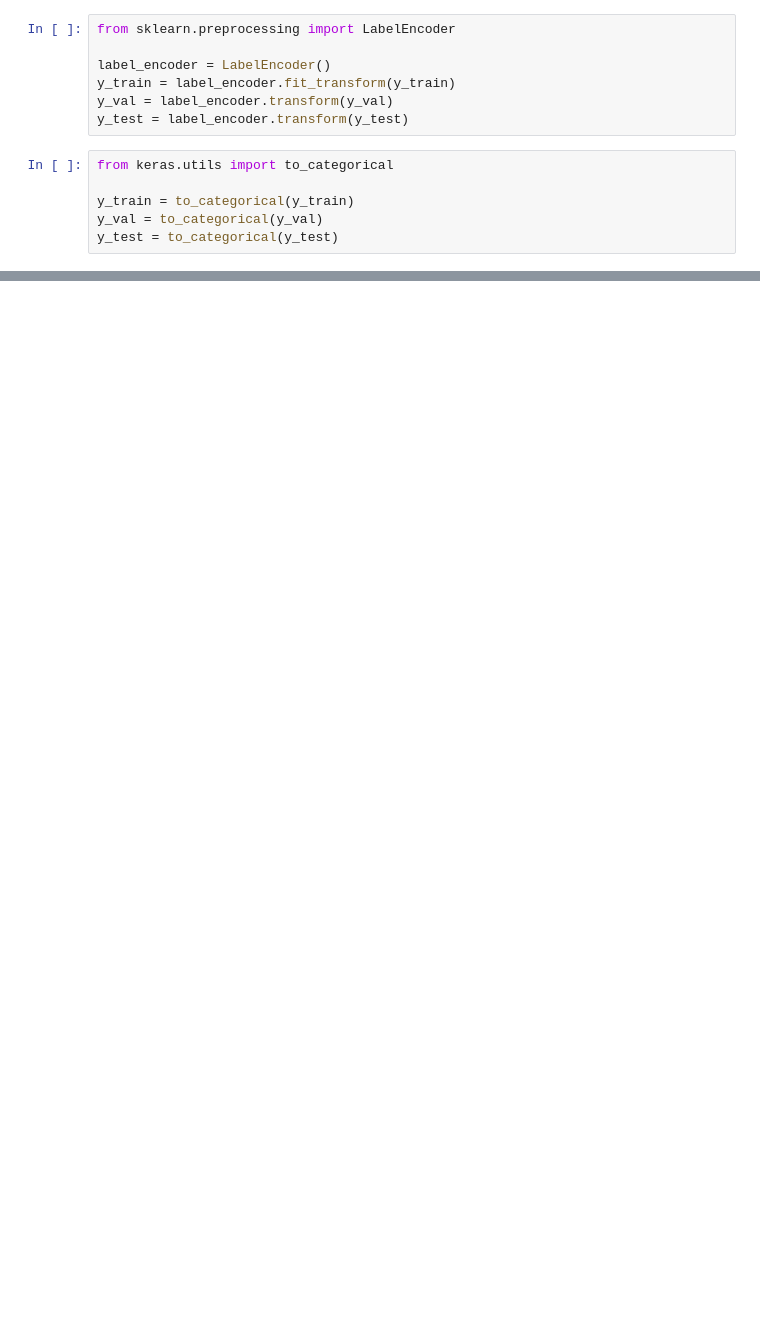
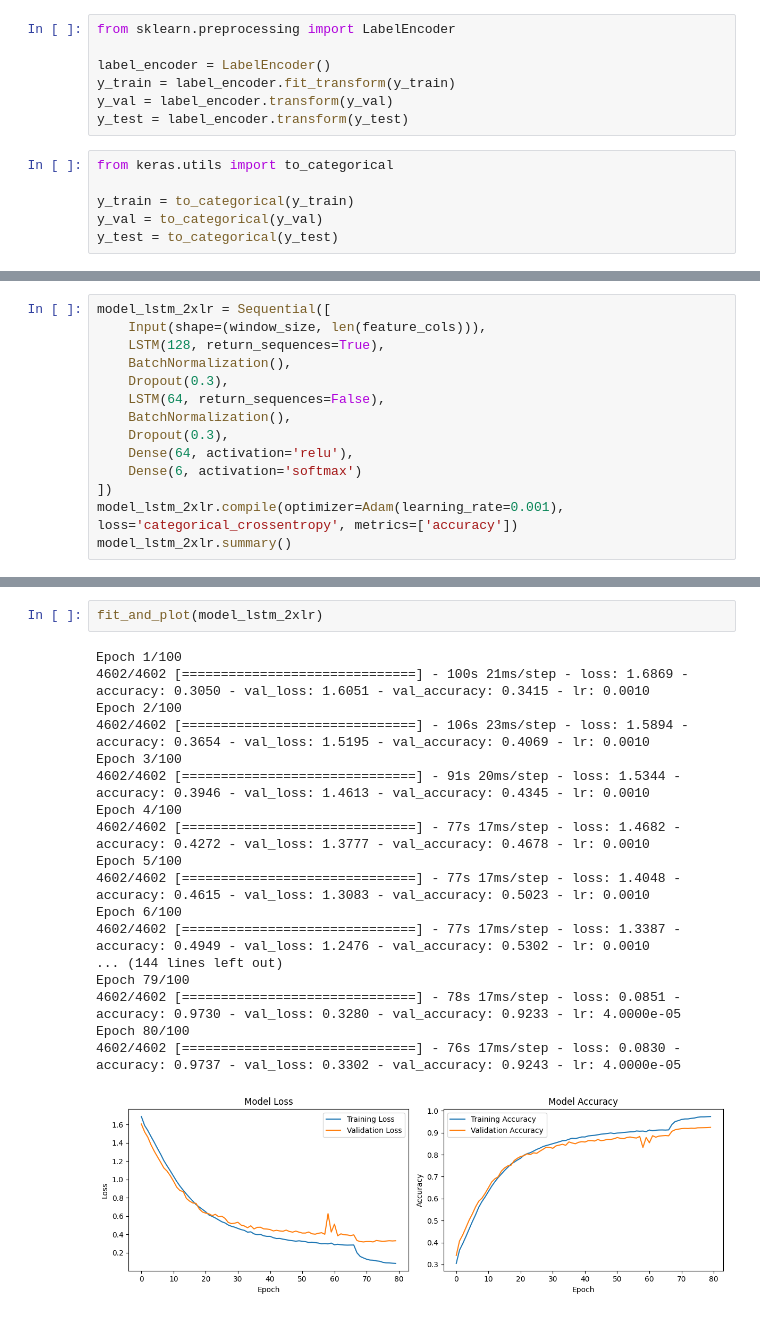
Before and after one commit to MekhyW/Facial-Emotion-Classification-2, a Jupyter notebook: notebooks/model.ipynb, the cells around one changed output, grey strips where cells are left out. Cells and saved outputs as stored; diff of their text form; blank space fills up the shorter version.

```diff
--- a/notebooks/model.ipynb
+++ b/notebooks/model.ipynb
@@ -165,0 +162,14 @@ model.save('../models/facial_emotion_classifier.h5')
+# %%
+model_lstm_2xlr = Sequential([
+    Input(shape=(window_size, len(feature_cols))),
+    LSTM(128, return_sequences=True),
+    BatchNormalization(),
+    Dropout(0.3),
+    LSTM(64, return_sequences=False),
+    BatchNormalization(),
+    Dropout(0.3),
+    Dense(64, activation='relu'),
+    Dense(6, activation='softmax')
+])
+model_lstm_2xlr.compile(optimizer=Adam(learning_rate=0.001), loss='categorical_crossentropy', metrics=['accuracy'])
+model_lstm_2xlr.summary()
@@ -165,0 +194,21 @@ model.save('../models/facial_emotion_classifier.h5')
+# %%
+fit_and_plot(model_lstm_2xlr)
+# %% [output]
+Epoch 1/100
+4602/4602 [==============================] - 100s 21ms/step - loss: 1.6869 - accuracy: 0.3050 - val_loss: 1.6051 - val_accuracy: 0.3415 - lr: 0.0010
+Epoch 2/100
+4602/4602 [==============================] - 106s 23ms/step - loss: 1.5894 - accuracy: 0.3654 - val_loss: 1.5195 - val_accuracy: 0.4069 - lr: 0.0010
+Epoch 3/100
+4602/4602 [==============================] - 91s 20ms/step - loss: 1.5344 - accuracy: 0.3946 - val_loss: 1.4613 - val_accuracy: 0.4345 - lr: 0.0010
+Epoch 4/100
+4602/4602 [==============================] - 77s 17ms/step - loss: 1.4682 - accuracy: 0.4272 - val_loss: 1.3777 - val_accuracy: 0.4678 - lr: 0.0010
+Epoch 5/100
+4602/4602 [==============================] - 77s 17ms/step - loss: 1.4048 - accuracy: 0.4615 - val_loss: 1.3083 - val_accuracy: 0.5023 - lr: 0.0010
+Epoch 6/100
+4602/4602 [==============================] - 77s 17ms/step - loss: 1.3387 - accuracy: 0.4949 - val_loss: 1.2476 - val_accuracy: 0.5302 - lr: 0.0010
+... (144 lines left out)
+Epoch 79/100
+4602/4602 [==============================] - 78s 17ms/step - loss: 0.0851 - accuracy: 0.9730 - val_loss: 0.3280 - val_accuracy: 0.9233 - lr: 4.0000e-05
+Epoch 80/100
+4602/4602 [==============================] - 76s 17ms/step - loss: 0.0830 - accuracy: 0.9737 - val_loss: 0.3302 - val_accuracy: 0.9243 - lr: 4.0000e-05
+[figure, added]
```
Also changed, not shown: parts of 17 cells of this notebook, 1 other file.
